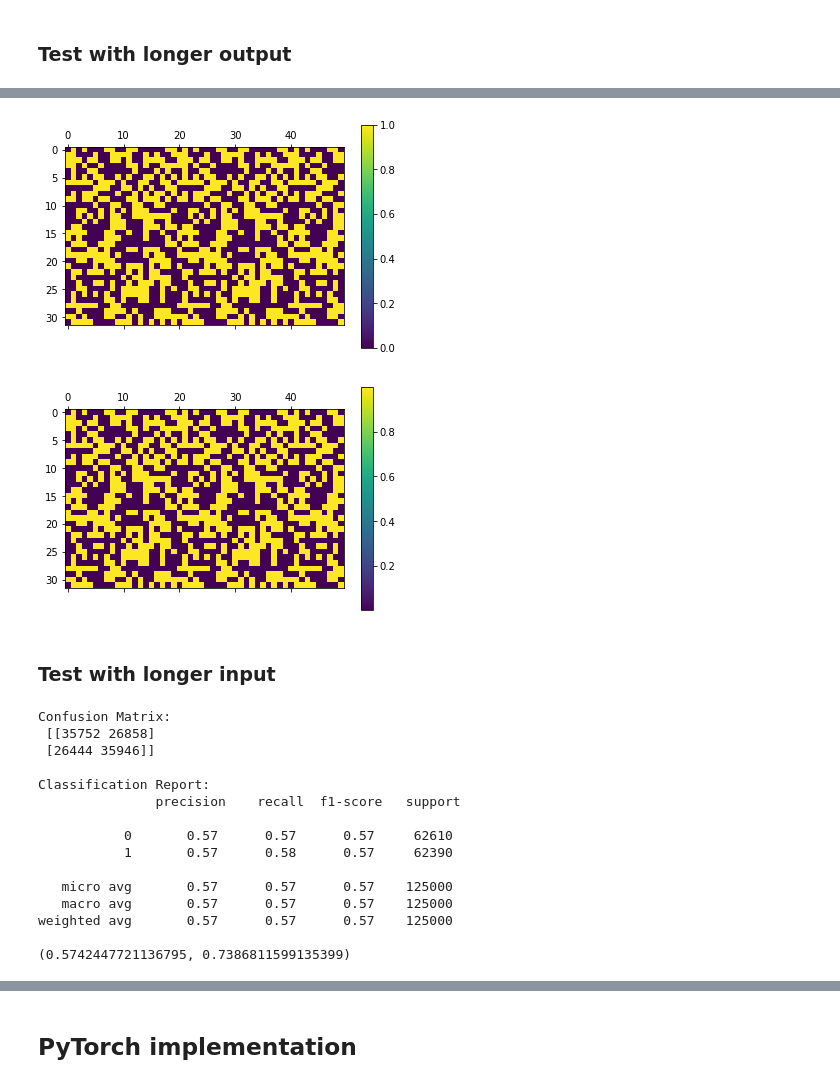
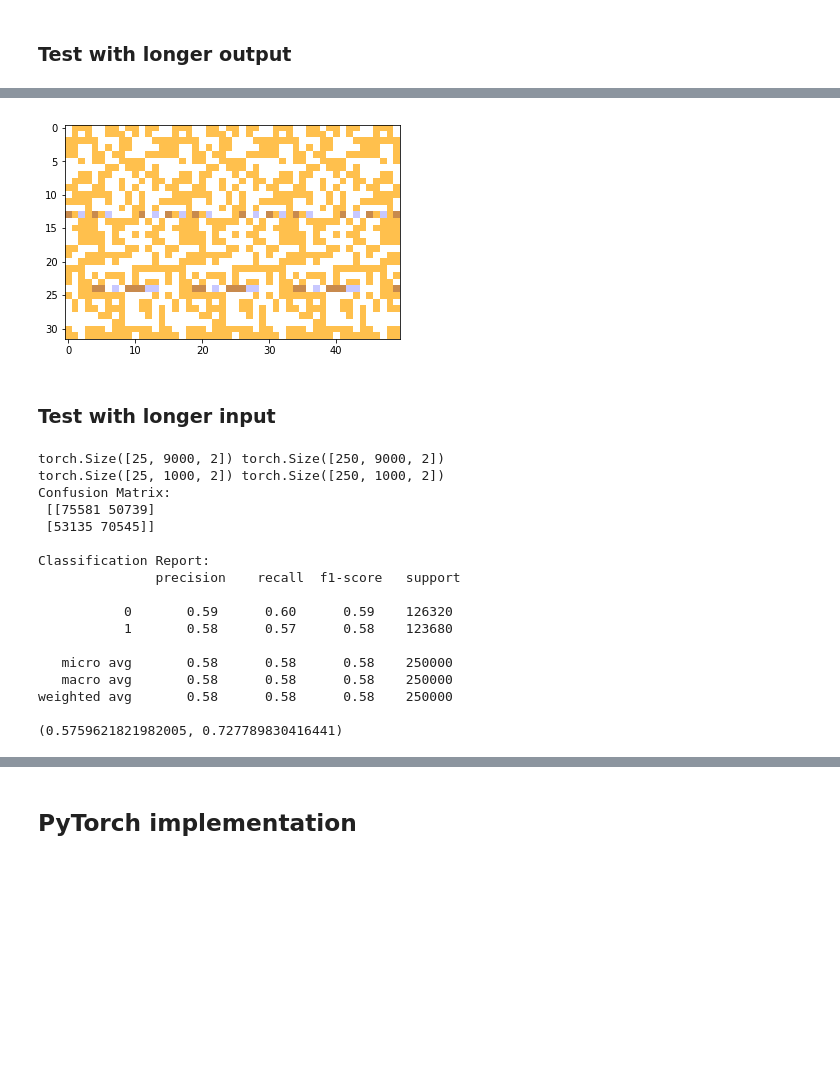
Before and after one commit to Neeratyoy/SequenceModelling, a Jupyter notebook: src/Seq2Seq-different.ipynb, the cells around one changed output, grey strips where cells are left out. Cells and saved outputs as stored; diff of their text form; code cells hidden in the pictures; blank space fills up the shorter version.

```diff
--- a/src/Seq2Seq-different.ipynb
+++ b/src/Seq2Seq-different.ipynb
@@ -192,11 +218,24 @@ weighted avg       1.00      1.00      1.00    200000
-# %%
-plt.matshow(torch.transpose(torch.argmax(y[-50:],2), 1, 0).detach().cpu().numpy())
-plt.colorbar();
-plt.matshow(torch.transpose(o[-50:,:,1], 1, 0).detach().cpu().numpy())
-plt.colorbar();
-# %% [output]
-[figure, removed]
-[figure, removed]
+# %%
+z1 = torch.transpose(torch.argmax(y,2), 1, 0).detach().cpu().long().numpy()
+z1[:,0] = 1
+z2 = torch.transpose(o[:,:,1], 1, 0).detach().cpu().numpy()
+z2 = np.round(z2).astype(int)
+# print(z1[0,:10])
+# print(z2[0,:10])
+# print(np.bitwise_xor(z1[0, :10], z2[0, :10]))
+
+from matplotlib.colors import ListedColormap
+# plt.matshow(np.bitwise_xor(z1, z2), cmap=cmap)
+cmap1 = ListedColormap(['w', 'blue'])
+img1 = plt.imshow(np.bitwise_xor(z1, z2), cmap=cmap1, alpha=0.7)
+cmap2 = ListedColormap(['w', 'orange'])
+img2 = plt.imshow(z1, cmap=cmap2, alpha=0.7)
+plt.tick_params(labelsize=0, left=False, bottom=False)
+plt.savefig(os.path.join(out_dir, 'longer_output.png'), transparent = True,
+            bbox_inches = 'tight', pad_inches = 0, dpi=300)
+plt.show()
+# %% [output]
+[figure, added]
 # %% [markdown]
 ### Test with longer input
 # %%
@@ -218,21 +257,23 @@ for x, y in long_input_test_loader:
     break
 
 h = torch.zeros(2 * layers, x.shape[1], our.hidden_dim).to(device)
-c = torch.zeros(2 * layers, x.shape[1], our.hidden_dim).to(device)
-o = our(x, y, h, c)
+c = torch.zeros(2 * layers, x.shape[1], our.hidden_dim).to(device))
+o = our(x, y, h, c, 0)
 # %% [output]
+torch.Size([25, 9000, 2]) torch.Size([250, 9000, 2])
+torch.Size([25, 1000, 2]) torch.Size([250, 1000, 2])
 Confusion Matrix:
- [[35752 26858]
- [26444 35946]]
+ [[75581 50739]
+ [53135 70545]]
 
 Classification Report:
                precision    recall  f1-score   support
 
-           0       0.57      0.57      0.57     62610
-           1       0.57      0.58      0.57     62390
+           0       0.59      0.60      0.59    126320
+           1       0.58      0.57      0.58    123680
 
-   micro avg       0.57      0.57      0.57    125000
-   macro avg       0.57      0.57      0.57    125000
-weighted avg       0.57      0.57      0.57    125000
+   micro avg       0.58      0.58      0.58    250000
+   macro avg       0.58      0.58      0.58    250000
+weighted avg       0.58      0.58      0.58    250000
 
-(0.5742447721136795, 0.7386811599135399)
+(0.5759621821982005, 0.727789830416441)
```
Also changed, not shown: parts of 33 cells of this notebook, 3 other files.
